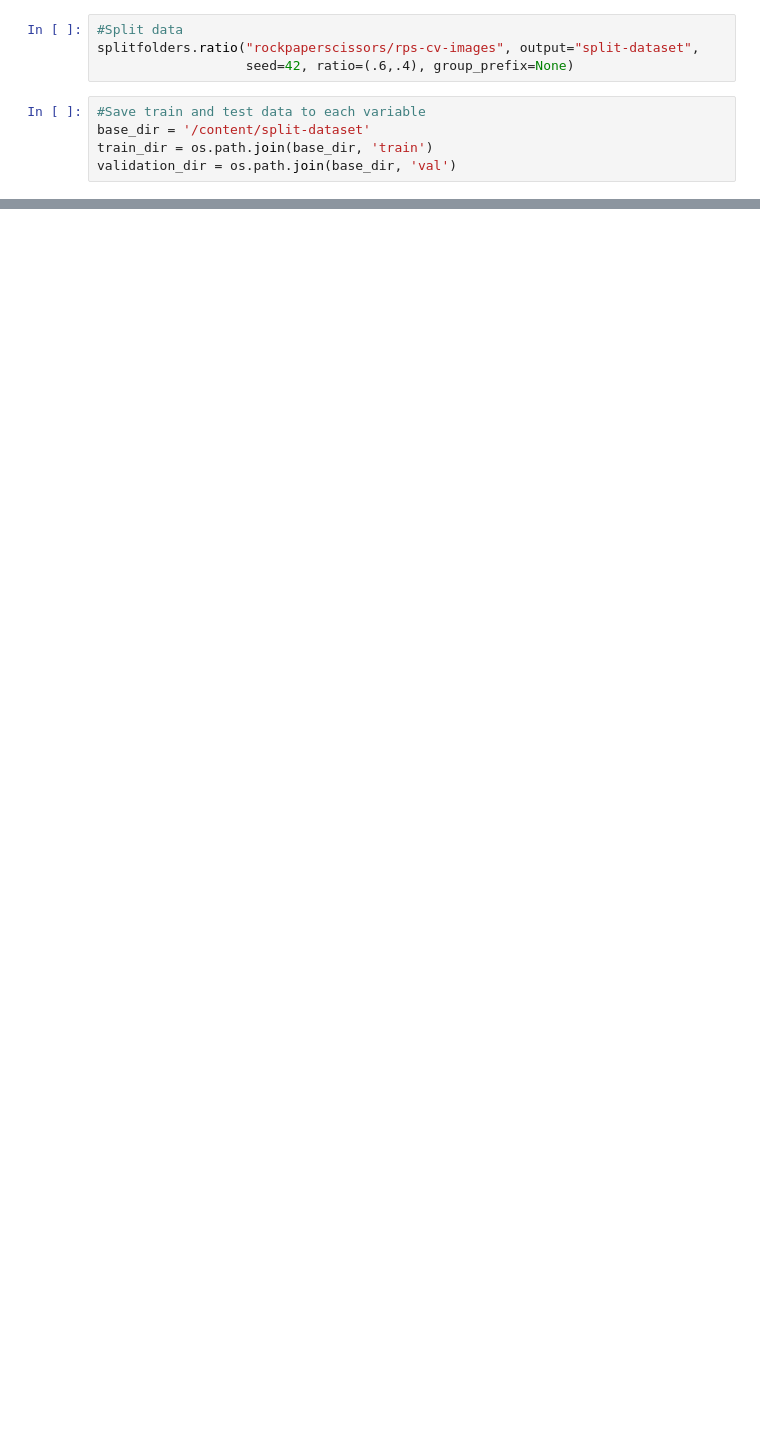
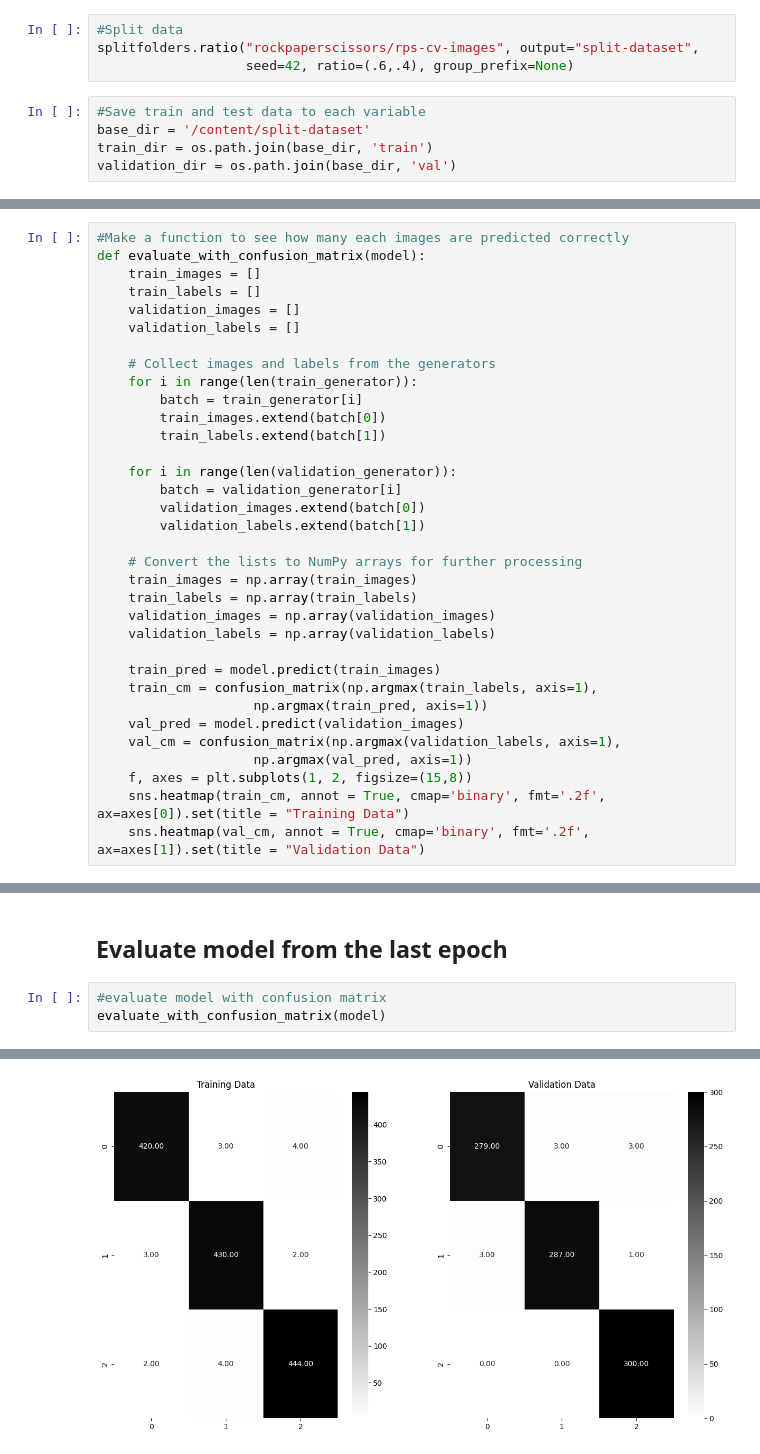
Before and after one commit to imandreans/Rock-Paper-Scissors-Prediction, a Jupyter notebook: modeling.ipynb, the cells around one changed output, grey strips where cells are left out. Cells and saved outputs as stored; diff of their text form; blank space fills up the shorter version.

```diff
--- a/modeling.ipynb
+++ b/modeling.ipynb
@@ -102,0 +149,34 @@ Found 876 images belonging to 3 classes.
+# %%
+#Make a function to see how many each images are predicted correctly
+def evaluate_with_confusion_matrix(model):
+    train_images = []
+    train_labels = []
+    validation_images = []
+    validation_labels = []
+
+    # Collect images and labels from the generators
+    for i in range(len(train_generator)):
+        batch = train_generator[i]
+        train_images.extend(batch[0])
+        train_labels.extend(batch[1])
+
+    for i in range(len(validation_generator)):
+        batch = validation_generator[i]
+        validation_images.extend(batch[0])
+        validation_labels.extend(batch[1])
+
+    # Convert the lists to NumPy arrays for further processing
+    train_images = np.array(train_images)
+    train_labels = np.array(train_labels)
+    validation_images = np.array(validation_images)
+    validation_labels = np.array(validation_labels)
+
+    train_pred = model.predict(train_images)
+    train_cm = confusion_matrix(np.argmax(train_labels, axis=1),
+                    np.argmax(train_pred, axis=1))
+    val_pred = model.predict(validation_images)
+    val_cm = confusion_matrix(np.argmax(validation_labels, axis=1),
+                    np.argmax(val_pred, axis=1))
+    f, axes = plt.subplots(1, 2, figsize=(15,8))
+    sns.heatmap(train_cm, annot = True, cmap='binary', fmt='.2f', ax=axes[0]).set(title = "Training Data")
+    sns.heatmap(val_cm, annot = True, cmap='binary', fmt='.2f', ax=axes[1]).set(title = "Validation Data")
@@ -229,0 +270,6 @@ sns.heatmap(train_cm, annot = True, fmt= '.2f', cmap='binary')
+# %% [markdown]
+## Evaluate model from the last epoch
+# %%
+#evaluate model with confusion matrix
+evaluate_with_confusion_matrix(model)
+# %% [output]
@@ -229,0 +278 @@ sns.heatmap(train_cm, annot = True, fmt= '.2f', cmap='binary')
+[figure, added]
```
Also changed, not shown: parts of 33 cells of this notebook, 5 other files.
